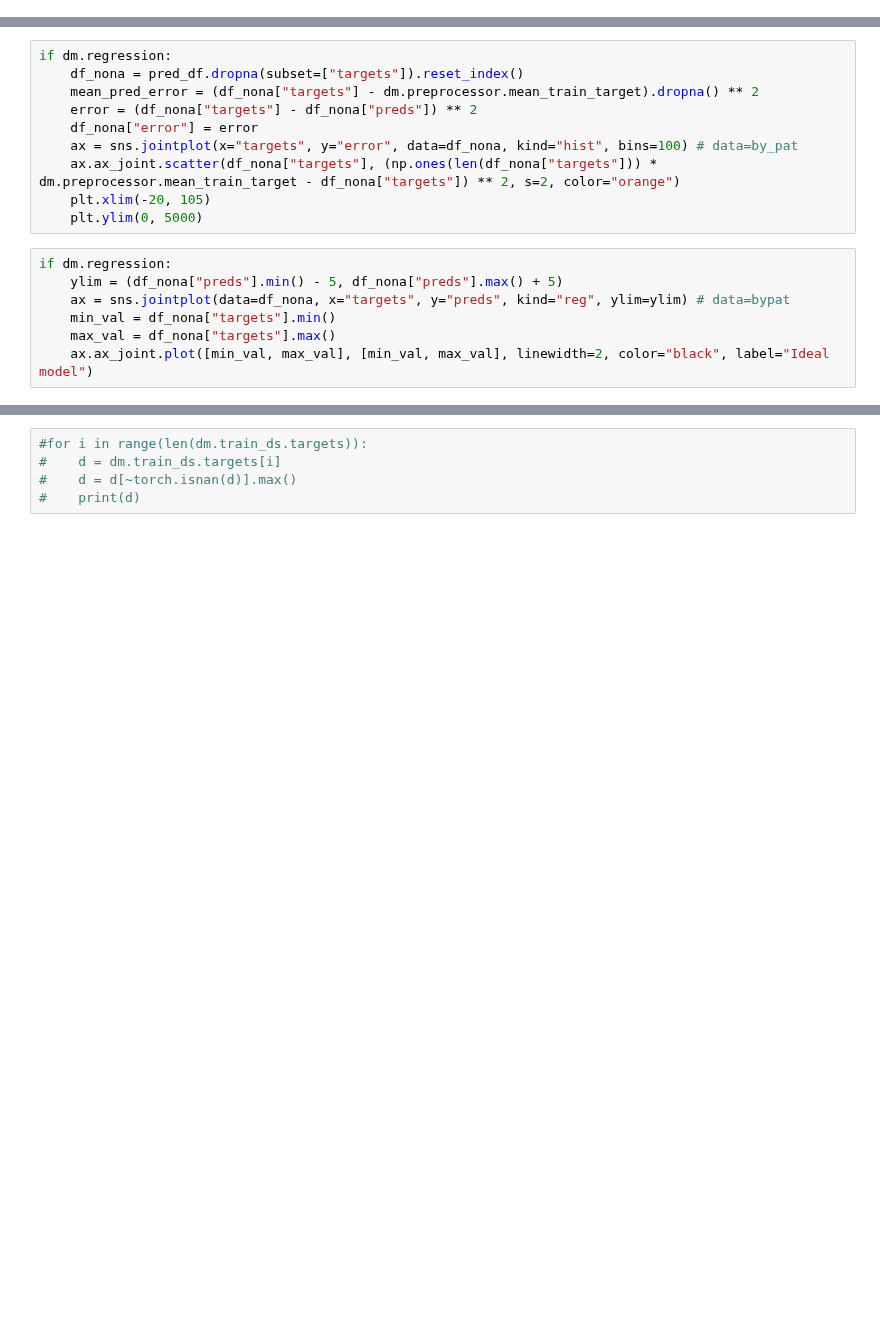
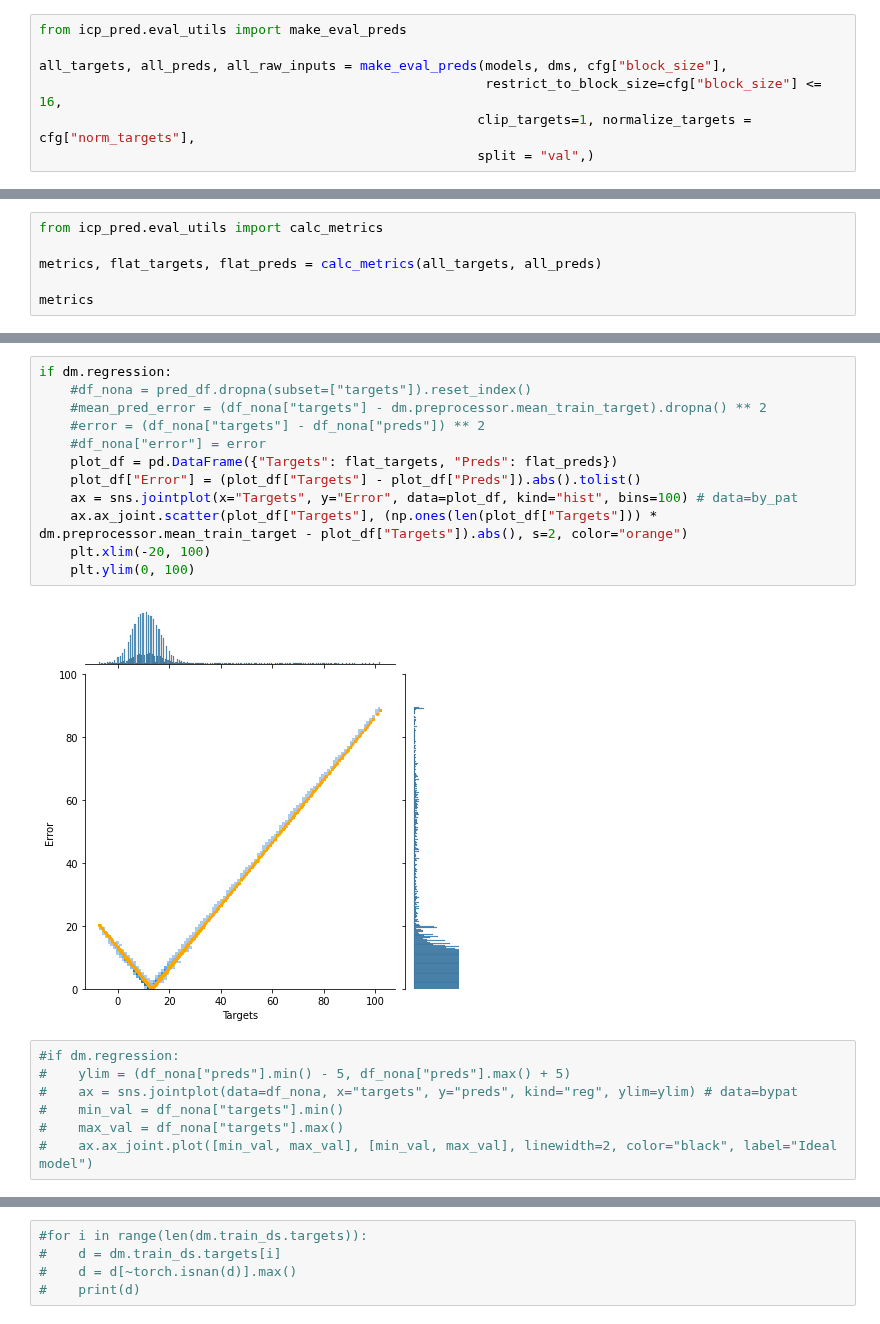
Before and after one commit to NotNANtoN/icp_prediction, a Jupyter notebook: train.ipynb, the cells around one changed output, grey strips where cells are left out. Drawn from its saved outputs; the diff is of its cells as text; blank space fills up the shorter version.

```diff
--- a/train.ipynb
+++ b/train.ipynb
@@ -236,0 +600,7 @@ df_nona.groupby("ids").apply(lambda pat: r2_score(pat["targets"], pat["preds"],
+# %%
+from icp_pred.eval_utils import make_eval_preds
+
+all_targets, all_preds, all_raw_inputs = make_eval_preds(models, dms, cfg["block_size"],
+                                                         restrict_to_block_size=cfg["block_size"] <= 16,
+                                                        clip_targets=1, normalize_targets = cfg["norm_targets"],
+                                                        split = "val",)
@@ -236,0 +630,6 @@ df_nona.groupby("ids").apply(lambda pat: r2_score(pat["targets"], pat["preds"],
+# %%
+from icp_pred.eval_utils import calc_metrics
+
+metrics, flat_targets, flat_preds = calc_metrics(all_targets, all_preds)
+
+metrics
@@ -247,17 +677,21 @@ dm.preprocessor.mean_train_target
 # %%
 if dm.regression:
-    df_nona = pred_df.dropna(subset=["targets"]).reset_index()
-    mean_pred_error = (df_nona["targets"] - dm.preprocessor.mean_train_target).dropna() ** 2
-    error = (df_nona["targets"] - df_nona["preds"]) ** 2
-    df_nona["error"] = error
-    ax = sns.jointplot(x="targets", y="error", data=df_nona, kind="hist", bins=100) # data=by_pat
-    ax.ax_joint.scatter(df_nona["targets"], (np.ones(len(df_nona["targets"])) * dm.preprocessor.mean_train_target - df_nona["targets"]) ** 2, s=2, color="orange")
-    plt.xlim(-20, 105)
-    plt.ylim(0, 5000)
+    #df_nona = pred_df.dropna(subset=["targets"]).reset_index()
+    #mean_pred_error = (df_nona["targets"] - dm.preprocessor.mean_train_target).dropna() ** 2
+    #error = (df_nona["targets"] - df_nona["preds"]) ** 2
+    #df_nona["error"] = error
+    plot_df = pd.DataFrame({"Targets": flat_targets, "Preds": flat_preds})
+    plot_df["Error"] = (plot_df["Targets"] - plot_df["Preds"]).abs().tolist()
+    ax = sns.jointplot(x="Targets", y="Error", data=plot_df, kind="hist", bins=100) # data=by_pat
+    ax.ax_joint.scatter(plot_df["Targets"], (np.ones(len(plot_df["Targets"])) * dm.preprocessor.mean_train_target - plot_df["Targets"]).abs(), s=2, color="orange")
+    plt.xlim(-20, 100)
+    plt.ylim(0, 100)
+# %% [output]
+[figure, added]
 # %%
-if dm.regression:
-    ylim = (df_nona["preds"].min() - 5, df_nona["preds"].max() + 5)
-    ax = sns.jointplot(data=df_nona, x="targets", y="preds", kind="reg", ylim=ylim) # data=bypat
-    min_val = df_nona["targets"].min()
-    max_val = df_nona["targets"].max()
-    ax.ax_joint.plot([min_val, max_val], [min_val, max_val], linewidth=2, color="black", label="Ideal model")
+#if dm.regression:
+#    ylim = (df_nona["preds"].min() - 5, df_nona["preds"].max() + 5)
+#    ax = sns.jointplot(data=df_nona, x="targets", y="preds", kind="reg", ylim=ylim) # data=bypat
+#    min_val = df_nona["targets"].min()
+#    max_val = df_nona["targets"].max()
+#    ax.ax_joint.plot([min_val, max_val], [min_val, max_val], linewidth=2, color="black", label="Ideal model")
```
Also changed, not shown: parts of 84 cells of this notebook, 18 other files.
